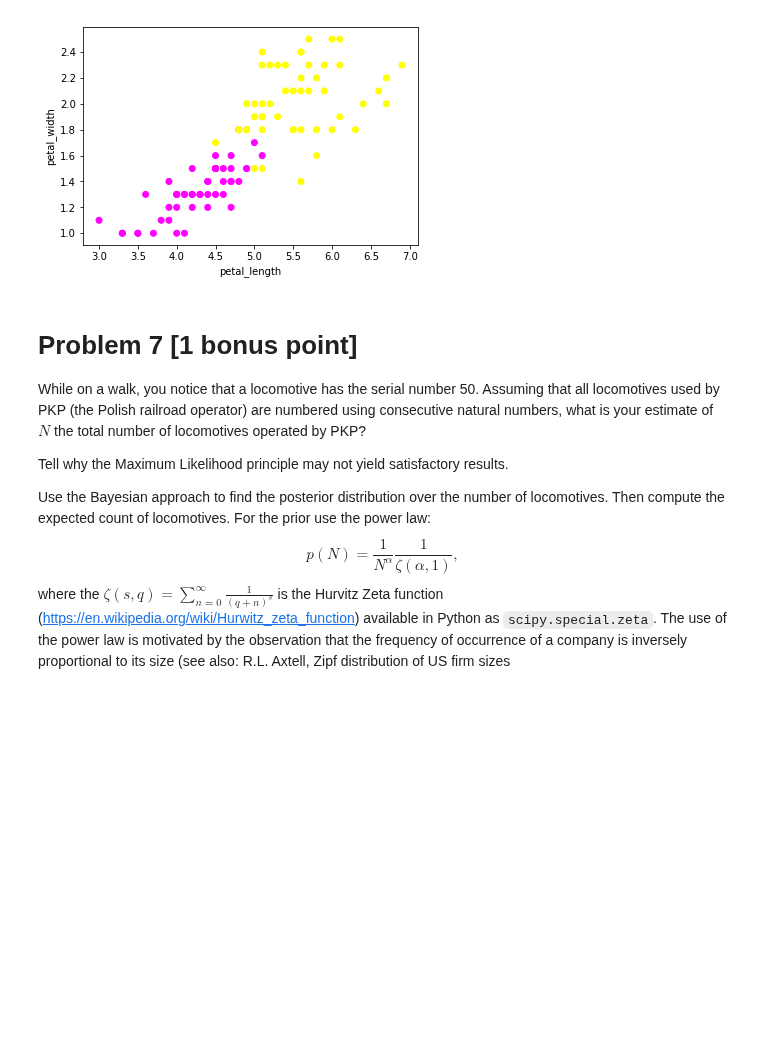
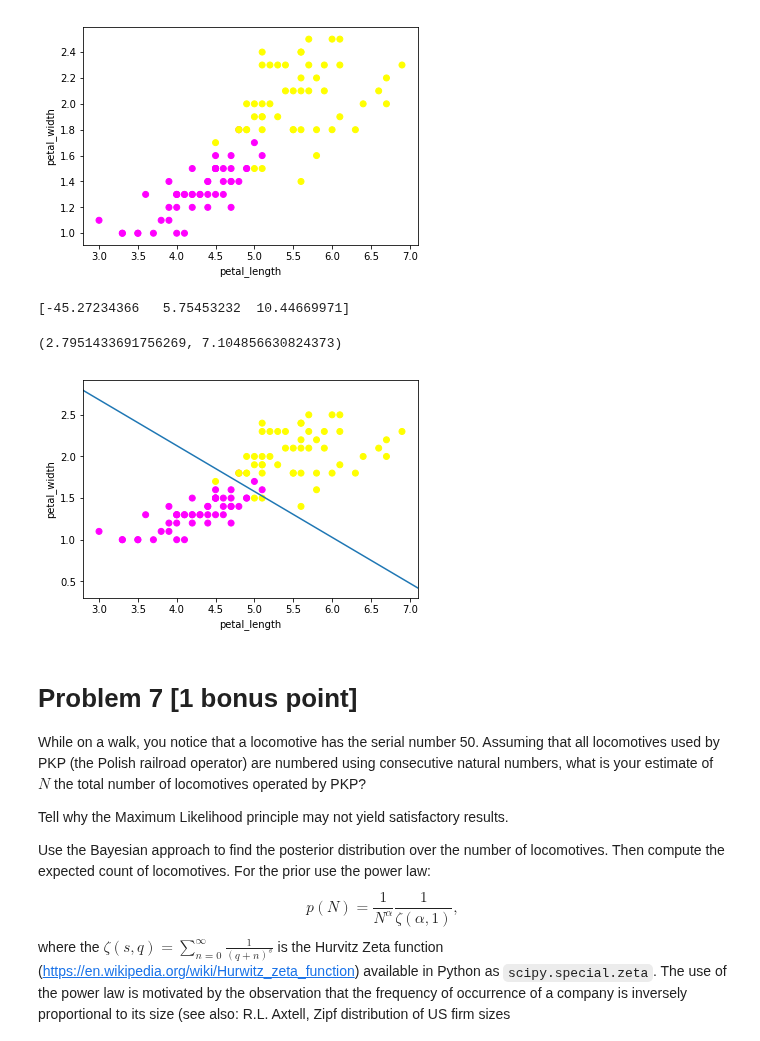
Before and after one commit to sequba/nn_assignments, a Jupyter notebook: assignment3/Assignment3.ipynb, the cells around one changed output. Cells and saved outputs as stored; diff of their text form; code cells hidden in the pictures; blank space fills up the shorter version.

```diff
--- a/assignment3/Assignment3.ipynb
+++ b/assignment3/Assignment3.ipynb
@@ -495,10 +495,14 @@ ylabel('petal_width')
 <matplotlib.text.Text at 0x...>
 [figure]
 # %%
+from common.gradients import check_gradient
+import scipy.optimize as sopt
+
 class LogisticRegressionCost(object):
     def __init__(self, X, Y):
         self.X = X
         self.Y = Y
+        self.Y_prime = 1. - Y
 
     def sigmoid(self, z):
         return 1./(1 + exp(-z))
@@ -507,41 +511,52 @@ class LogisticRegressionCost(object):
     def __call__(self, Theta):
         X = self.X
         Y = self.Y
+        Y_prime = self.Y_prime
 
         #reshape Theta
         ThetaR = Theta.reshape(X.shape[0],1) # n_features x 1
 
-        Z = Theta.T.dot(X)
-        nll = ...#TODO
-        grad = X.dot((sigmoid(Z) - Y).T)
+        H = self.sigmoid(Theta.T.dot(X))
+        nll = - np.sum(Y * np.log(H) + Y_prime * np.log(1. - H))
+        grad = X.dot((H - Y).T)
 
         #reshape grad into the shape of Theta, for fmin_l_bfsgb to work
         return nll, grad.reshape(Theta.shape)
 
 iris_log_reg = LogisticRegressionCost(IrisX, IrisY)
 
 #TODO: add afew gradient checks as in the code above!
+for test_point in [[0., 0., 0.],
+                   [1., 1., 1.],
+                   [0.5, 1.0, 1.5],
+                   [1.0, 0.5, 0.8]]:
+    assert check_gradient(iris_log_reg, np.array(test_point), prec=1e-5)
 
-Theta0 = np.zeros((3))
+Theta0 = np.random.random((3))
 
 #
 # Call a solver
 #
+lbfsgb_ret = sopt.fmin_l_bfgs_b(iris_log_reg, Theta0, maxiter=1e6, factr=1e5)
+ThetaOpt = lbfsgb_ret[0]
 
-ThetaOpt = TODO
-
+print(ThetaOpt)
 
 #
 # Now plot the found separation line
 #
 
 scatter(IrisX[1,:], IrisX[2,:], c=IrisY.ravel(), cmap='spring')
 xlabel('petal_length')
 ylabel('petal_width')
 pl_min, pl_max = xlim()
 pl = linspace(pl_min, pl_max, 1000)
 plot(pl, -(ThetaOpt[0]+ThetaOpt[1]*pl)/ThetaOpt[2])
 xlim(pl_min, pl_max)
+# %% [output]
+[-45.27234366   5.75453232  10.44669971]
+(2.7951433691756269, 7.104856630824373)
+[figure, added]
 # %% [markdown]
 # Problem 7 [1 bonus point]
 
```
